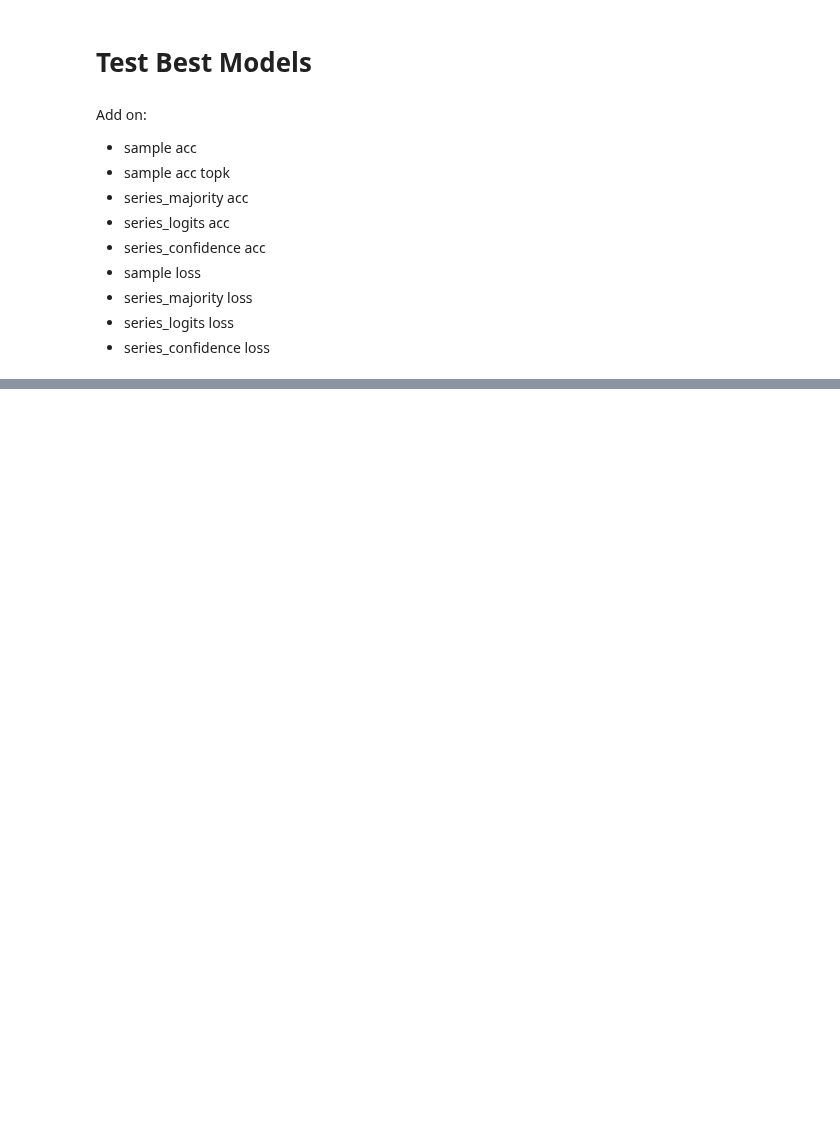
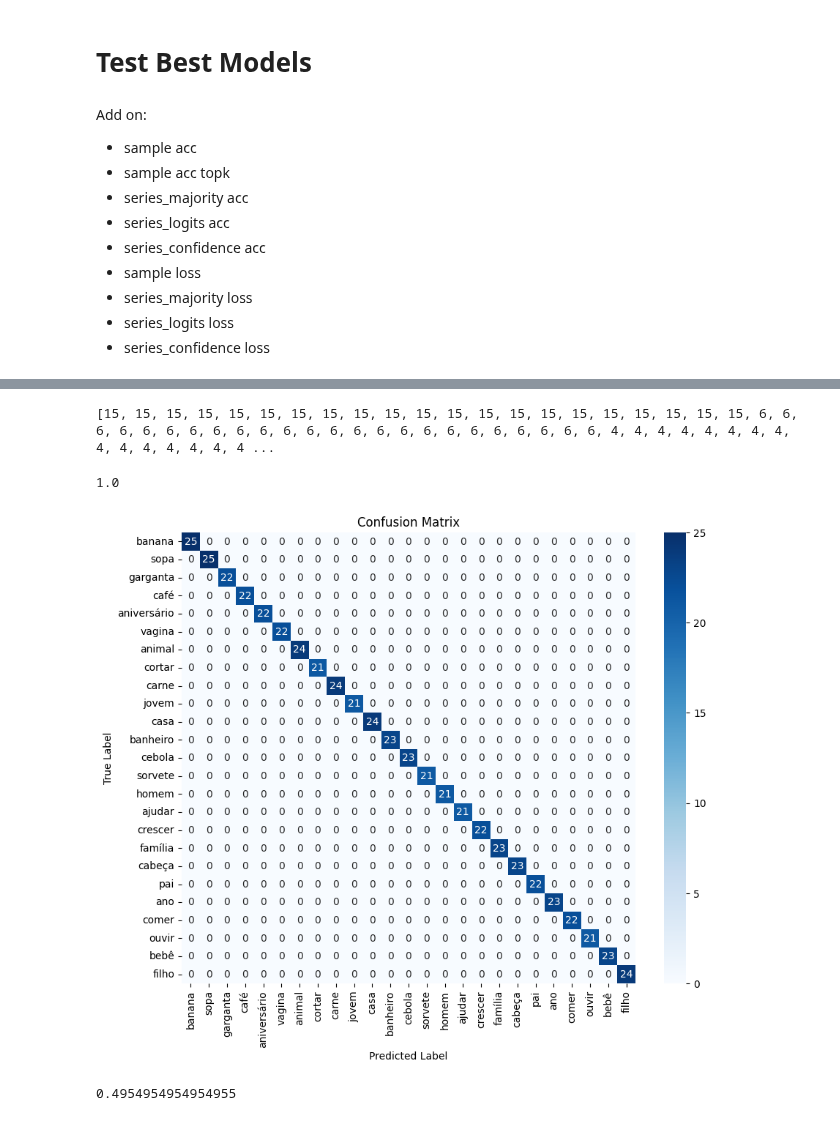
Before and after one commit to patrickf949/SaoPauloBrazilChapter_BrazilianSignLanguage, a Jupyter notebook: code/model/visualization/AnalyzeRuns.ipynb, the cells around one changed output, grey strips where cells are left out. Drawn from its saved outputs; the diff is of its cells as text; code cells hidden in the pictures; blank space fills up the shorter version.

Commit message:
AnalyzeRuns notebook working with by-sample inference and evaluation

```diff
--- a/code/model/visualization/AnalyzeRuns.ipynb
+++ b/code/model/visualization/AnalyzeRuns.ipynb
@@ -91,0 +216,2 @@ run_name = 'CPU_RNN'
+# %%
+label_decoding = {v: k for k, v in label_encoding.items()}
@@ -91,0 +222,3 @@ run_name = 'CPU_RNN'
+# %%
+label_remapping = {i: int(label_decoding[label]) for i, label in enumerate(sorted(class_names))}
+label_remapping
@@ -91,0 +227,3 @@ run_name = 'CPU_RNN'
+# %%
+sample_train_labels_r = [label_remapping[label] for label in sample_train_labels]
+sample_test_labels_r = [label_remapping[label] for label in sample_test_labels]
@@ -91,0 +250,48 @@ run_name = 'CPU_RNN'
+# %%
+sample_train_labels_r
+# %% [output]
+[15, 15, 15, 15, 15, 15, 15, 15, 15, 15, 15, 15, 15, 15, 15, 15, 15, 15, 15, 15, 15, 6, 6, 6, 6, 6, 6, 6, 6, 6, 6, 6, 6, 6, 6, 6, 6, 6, 6, 6, 6, 6, 6, 6, 6, 4, 4, 4, 4, 4, 4, 4, 4, 4, 4, 4, 4, 4, 4, 4 ...
+# %%
+sample_train_eval = EvaluationMetrics(
+    sample_train_preds,
+    sample_train_labels_r,
+    sample_train_probs,
+    num_classes=25,
+    class_names=class_names
+)
+
+# majority_train_eval = EvaluationMetrics(
+#     majority_train_preds,
+#     majority_train_labels,
+#     majority_train_probs,
+#     num_classes=25,
+#     class_names=class_names
+# )
+
+sample_test_eval = EvaluationMetrics(
+    sample_test_preds,
+    sample_test_labels_r,
+    sample_test_probs,
+    num_classes=25,
+    class_names=class_names
+)
+
+# majority_test_eval = EvaluationMetrics(
+#     majority_test_preds,
+#     majority_test_labels,
+#     majority_test_probs,
+#     num_classes=25,
+#     class_names=class_names
+# )
+# %%
+sample_train_eval.accuracy
+# %% [output]
+1.0
+# %%
+sample_train_eval.plot_confusion_matrix()
+# %% [output]
+[figure, added]
+# %%
+sample_test_eval.accuracy
+# %% [output]
+0.4954954954954955
```
Also changed, not shown: parts of 29 cells of this notebook, 1 other file.
